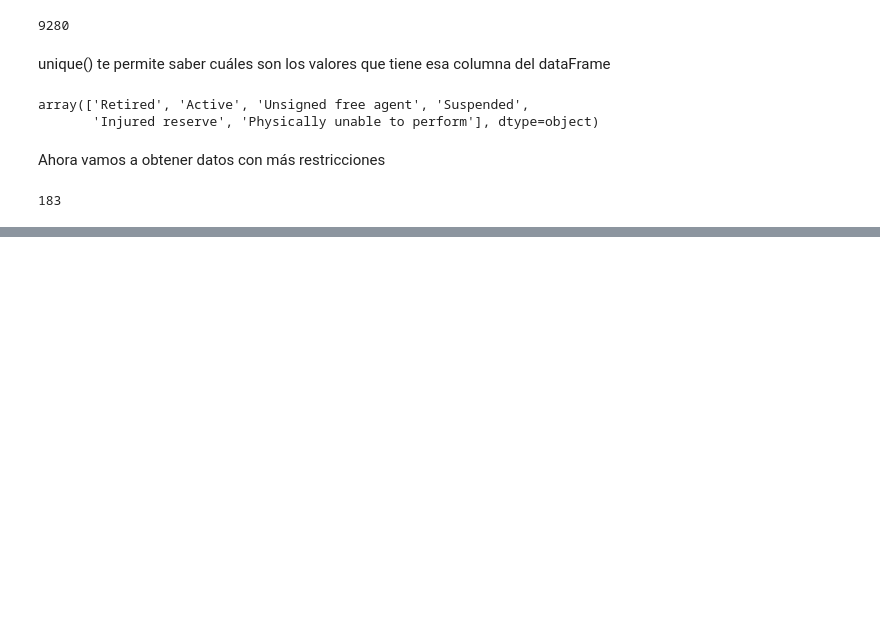
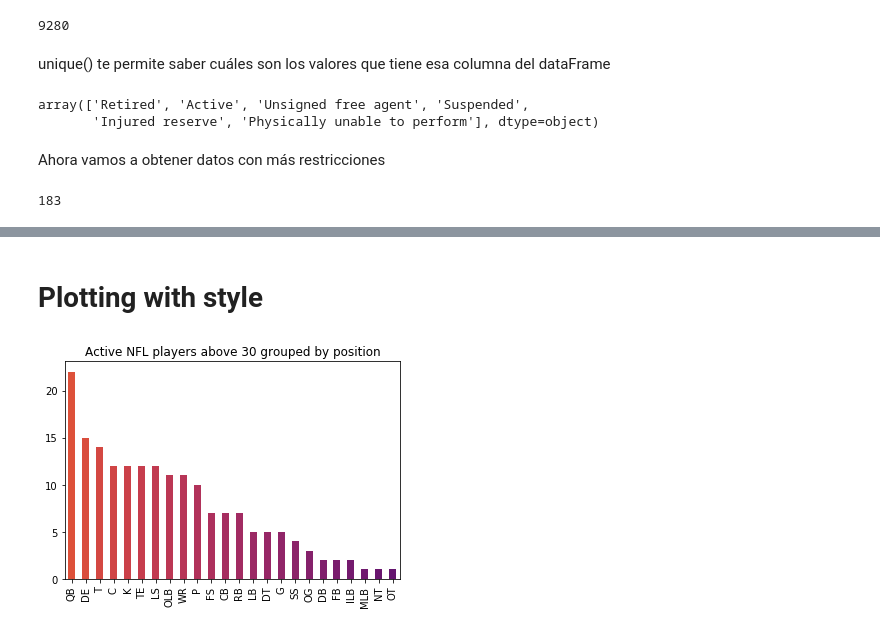
Before and after one commit to juresti/Ejercicios-CADI-201912, a Jupyter notebook: Scripts/Dia 2 - Pandas NFL.ipynb, the cells around one changed output, grey strips where cells are left out. Saved outputs shown, nothing was run; the diff lists cells and outputs as text; code cells hidden in the pictures; blank space fills up the shorter version.

```diff
--- a/Scripts/Dia 2 - Pandas NFL.ipynb
+++ b/Scripts/Dia 2 - Pandas NFL.ipynb
@@ -129,0 +184,15 @@ len(aboveAndActive)
+# %% [markdown]
+# Plotting with style
+# %%
+color = cm.inferno_r(np.linspace(.4, .8, 30))
+frequencies.plot(
+    kind="bar",
+    title=(
+        f"Active NFL players above {ageFilterValue} grouped by position"
+    ),
+    color=color
+)
+plt.savefig('./images/nflBar.png', dpi=500)
+#plt.close() - se recomienda cerrar pero no todo mundo lo pone porque no despliega la gráfica
+# %% [output]
+[figure, added]
```
Also changed, not shown: parts of 6 cells of this notebook.
